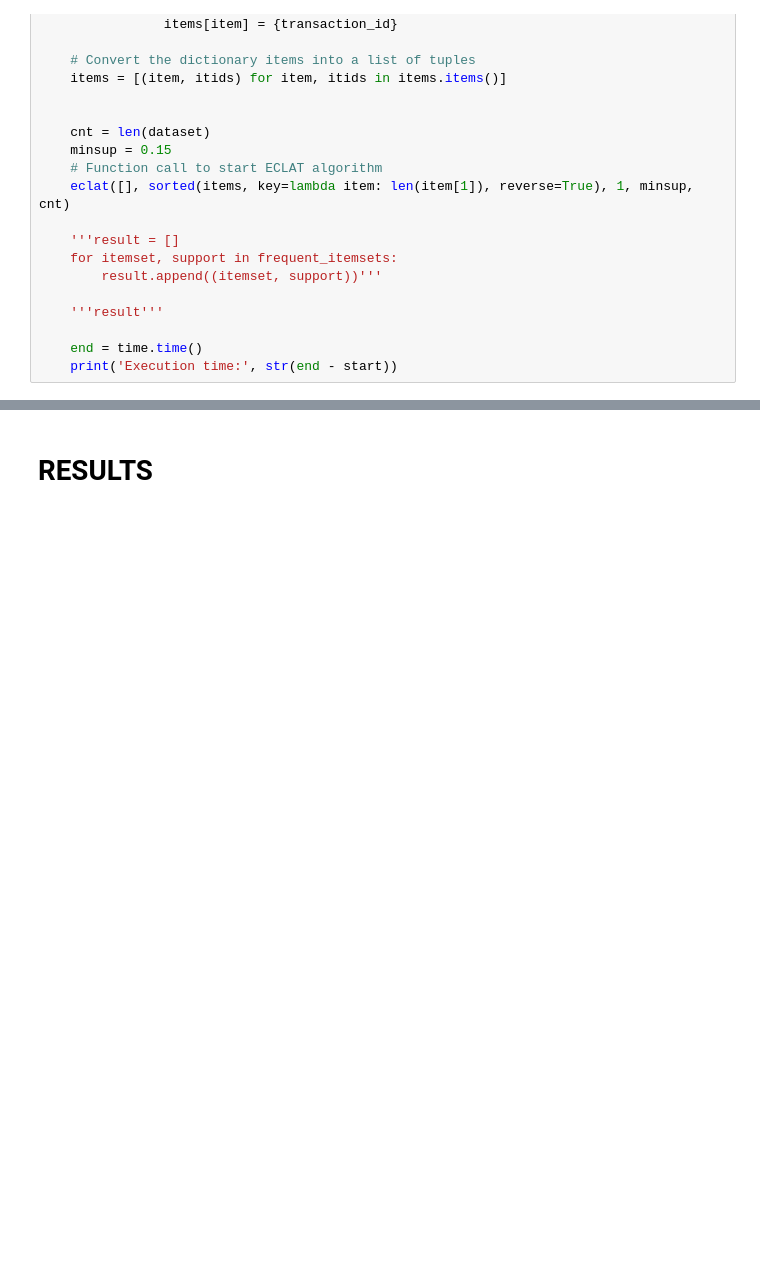
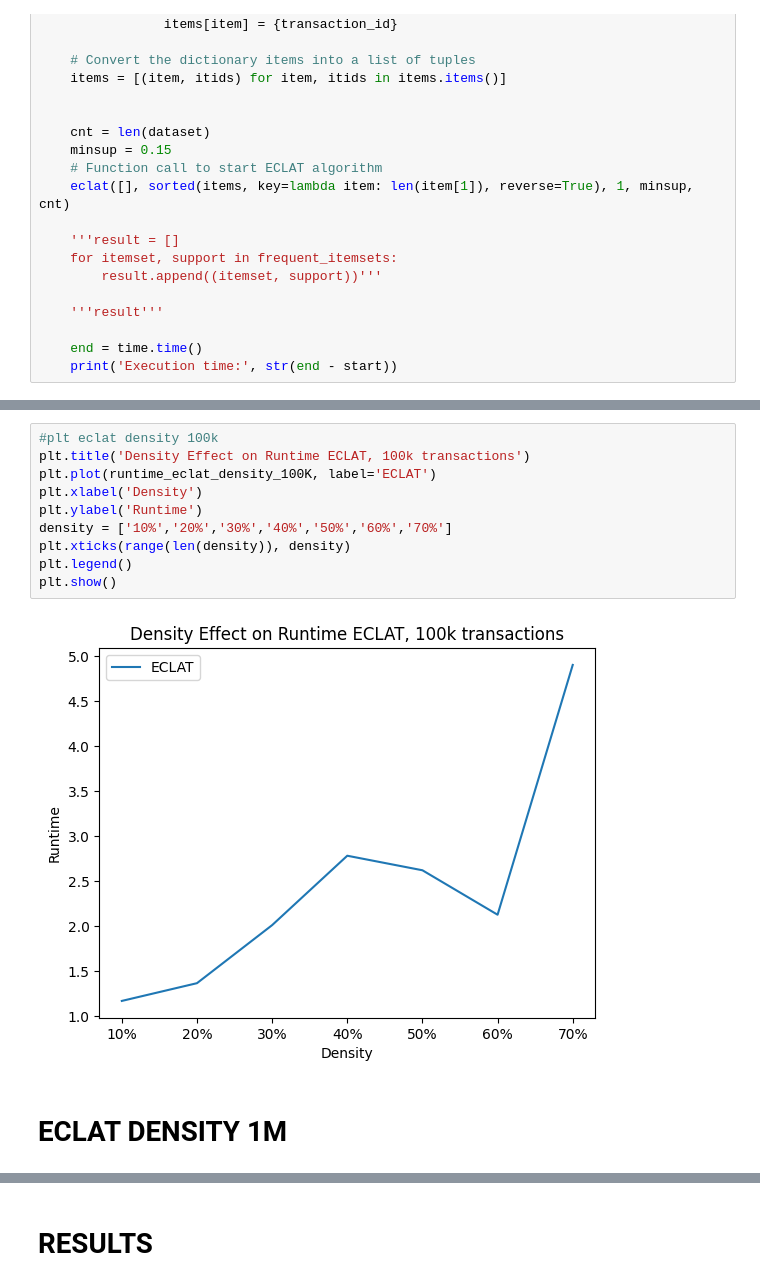
Before and after one commit to NicoloAvesani/Finding-Frequent-Itemsets-, a Jupyter notebook: MINING_PROJECT_APRIORI_ECLAT_FPGROWTH.ipynb, the cells around one changed output, grey strips where cells are left out. Cells and saved outputs as stored; diff of their text form; blank space fills up the shorter version.

```diff
--- a/MINING_PROJECT_APRIORI_ECLAT_FPGROWTH.ipynb
+++ b/MINING_PROJECT_APRIORI_ECLAT_FPGROWTH.ipynb
@@ -1546,0 +1693,14 @@ if __name__ == '__main__':
+# %%
+#plt eclat density 100k
+plt.title('Density Effect on Runtime ECLAT, 100k transactions')
+plt.plot(runtime_eclat_density_100K, label='ECLAT')
+plt.xlabel('Density')
+plt.ylabel('Runtime')
+density = ['10%','20%','30%','40%','50%','60%','70%']
+plt.xticks(range(len(density)), density)
+plt.legend()
+plt.show()
+# %% [output]
+[figure, added]
+# %% [markdown]
+# ECLAT DENSITY 1M
```
Also changed, not shown: parts of 28 cells of this notebook.
